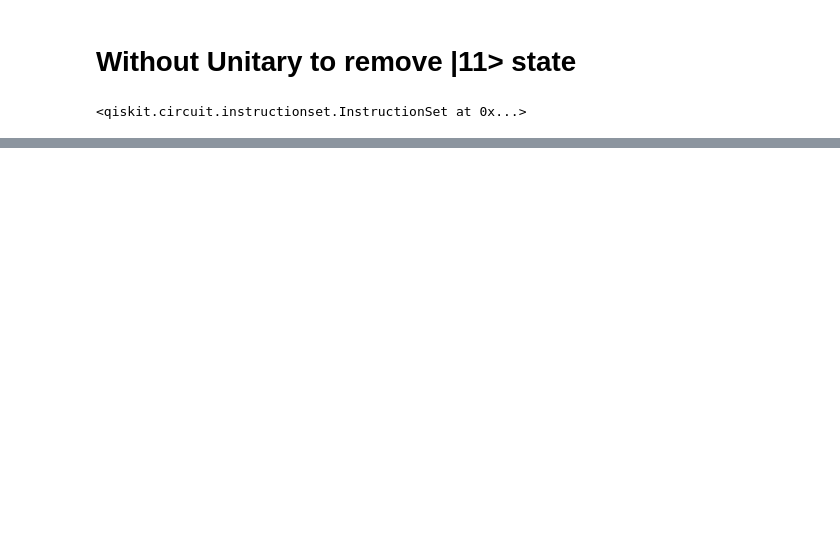
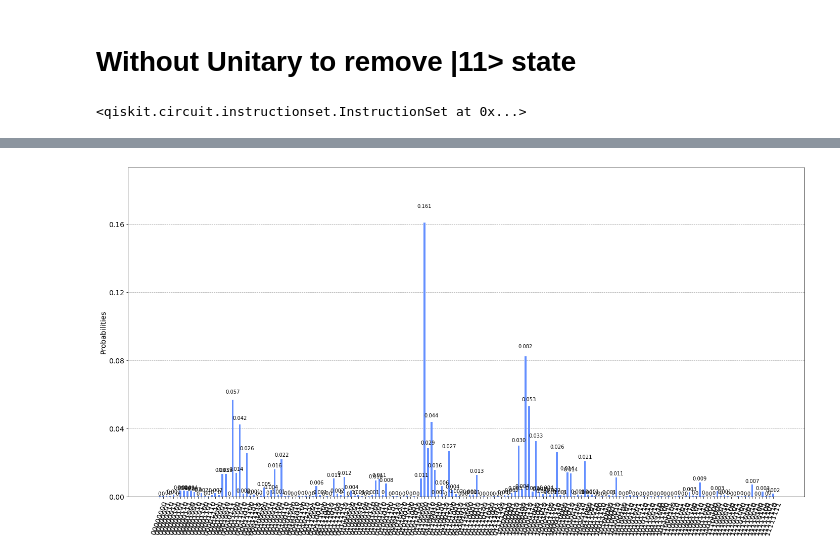
Before and after one commit to carlklier/CombinatorialOptimizationGraphColoring, a Jupyter notebook: code/3-coloring-qiskit-sim.ipynb, the cells around one changed output, grey strips where cells are left out. Drawn from its saved outputs; the diff is of its cells as text; code cells hidden in the pictures; blank space fills up the shorter version.

```diff
--- a/code/3-coloring-qiskit-sim.ipynb
+++ b/code/3-coloring-qiskit-sim.ipynb
@@ -369,3 +374,8 @@ Device reported a gate error parameter greater than maximum allowed value (1.000
 Device model returned a depolarizing error parameter greater than maximum allowed value (1.067617 > 1.066667). Truncating to maximum value.
 Device reported a gate error parameter greater than maximum allowed value (1.000000 > 0.800000). Truncating to maximum value.
 Device model returned a depolarizing error parameter greater than maximum allowed value (1.067492 > 1.066667). Truncating to maximum value.
+# %%
+counts1 = results1.get_counts()
+plot_histogram(counts1, figsize=(24,12))
+# %% [output]
+[figure, added]
```
Also changed, not shown: parts of 16 cells of this notebook, 2 other files.
